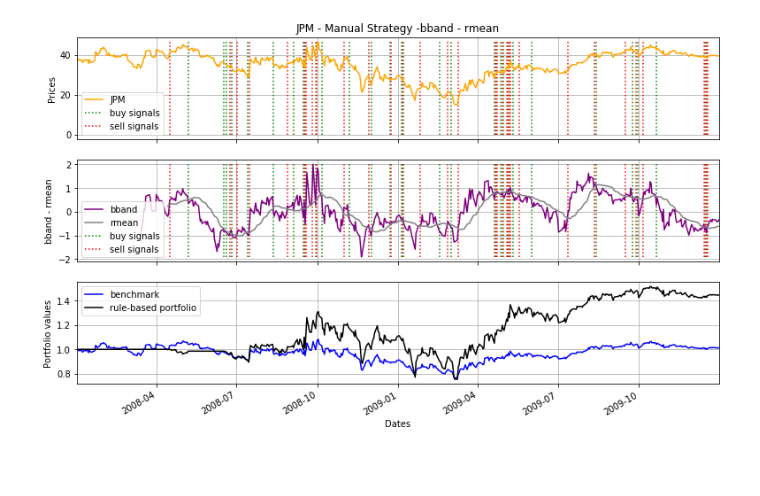
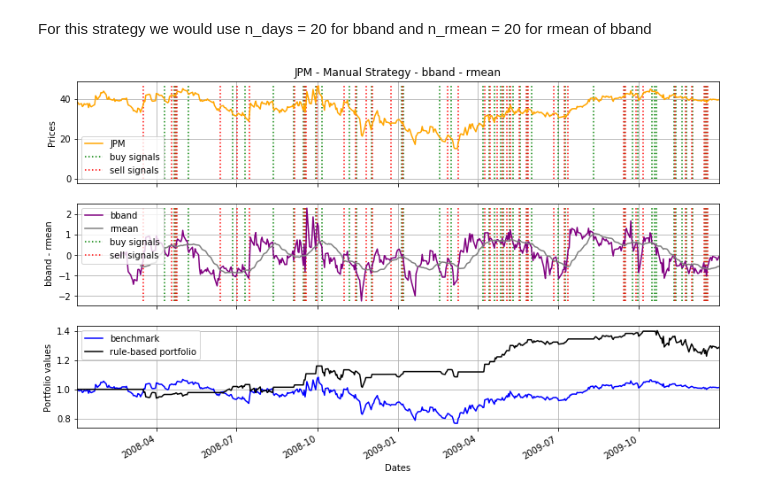
Before and after one commit to AlexisDrch/Trading-Strategy, a Jupyter notebook: src/ManualStrategy.ipynb, the cells around one changed output. Drawn from its saved outputs; the diff is of its cells as text; code cells hidden in the pictures; blank space fills up the shorter version.

```diff
--- a/src/ManualStrategy.ipynb
+++ b/src/ManualStrategy.ipynb
@@ -179,10 +277,12 @@ idc.plot_strategy(df_prices, df_portval_bband, benchmark, bband, 'bband', df_buy
+# %% [markdown]
+For this strategy we would use n_days = 20 for bband and n_rmean = 20 for rmean of bband
 # %%
 #rmean bband strategy
-df_trades_bband_rmean, bband = testPolicyBBand_rmean('JPM', dt.datetime(2008,1,1), dt.datetime(2009, 12, 31))
+df_trades_bband_rmean, bband = testPolicyBBand_rmean(20,'JPM', dt.datetime(2008,1,1), dt.datetime(2009, 12, 31))
 df_buy_signals_bband_rmean = df_trades_bband_rmean[df_trades_bband_rmean.values == 1000]
 df_sell_signals_bband_rmean = df_trades_bband_rmean[df_trades_bband_rmean.values == -1000]
 df_portval_bband_rmean = normalize_dataframe(get_portfolio_value(df_prices, df_trades_bband_rmean, symbol))
 
-idc.plot_strategy(df_prices, df_portval_bband_rmean, benchmark, bband, 'bband - rmean', df_buy_signals_bband_rmean, df_sell_signals_bband_rmean)
+idc.plot_strategy(df_prices, df_portval_bband_rmean, benchmark, bband, ' bband - rmean', df_buy_signals_bband_rmean, df_sell_signals_bband_rmean)
 # %% [output]
-[figure, old version]
+[figure, new version]
```
Also changed, not shown: parts of 20 cells of this notebook.
